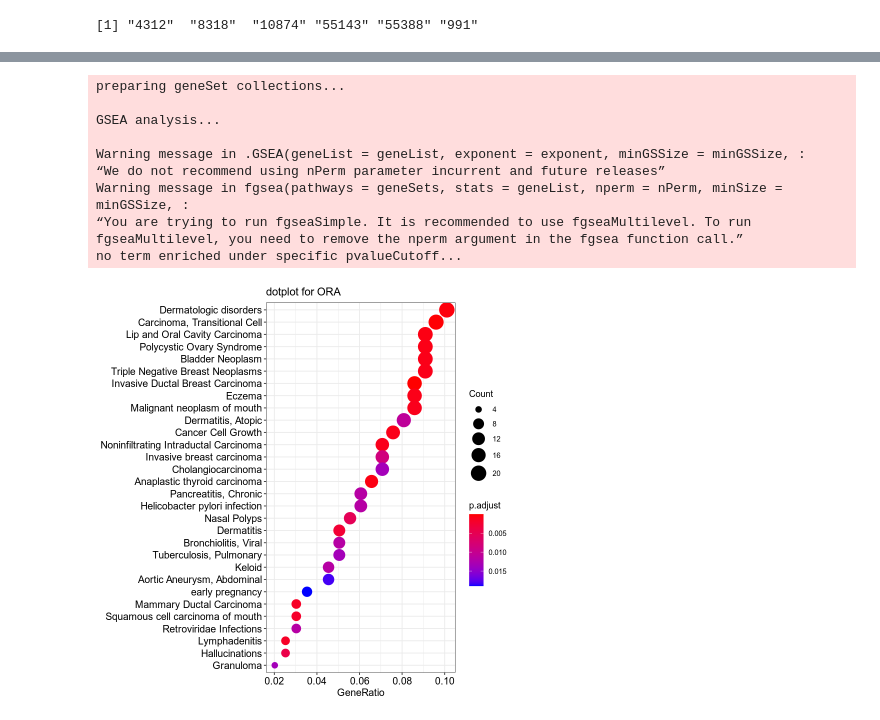
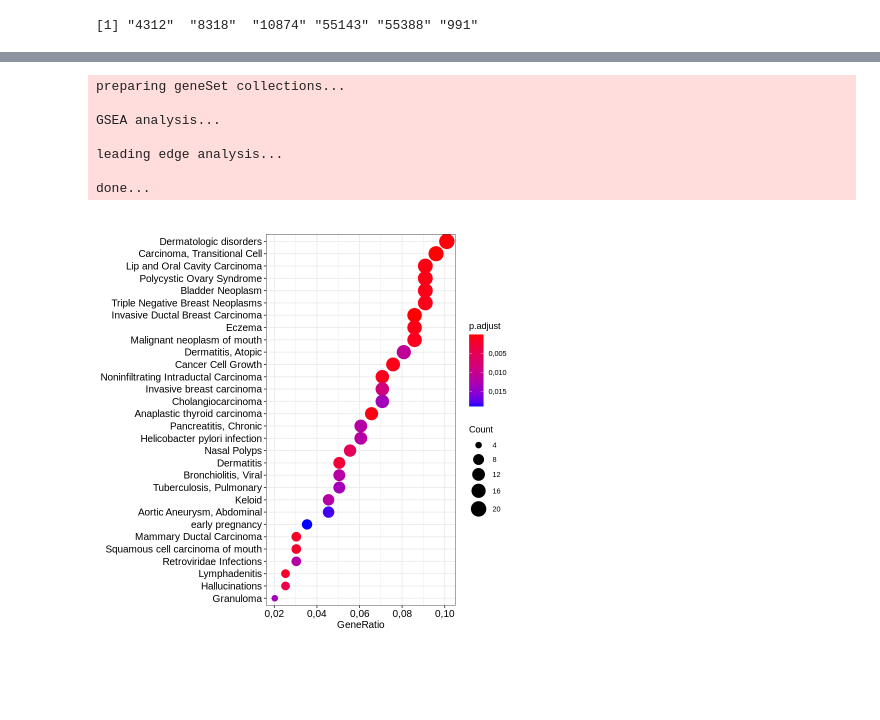
Before and after one commit to marcenavuc/bioinf_tutors, a Jupyter notebook: DEA/r_examples/Gene Networks/DOSE (Disease Ontology Semantic and Enrichment analysis).ipynb, the cells around one changed output, grey strips where cells are left out. Saved outputs shown, nothing was run; the diff lists cells and outputs as text; code cells hidden in the pictures; blank space fills up the shorter version.

Commit message:
Small fixes, Added describtion to Gene Networks notebooks

```diff
--- a/DEA/r_examples/Gene Networks/DOSE (Disease Ontology Semantic and Enrichment analysis).ipynb
+++ b/DEA/r_examples/Gene Networks/DOSE (Disease Ontology Semantic and Enrichment analysis).ipynb
@@ -244,16 +184,14 @@ barplot(edo, showCategory=20)
 # %%
+# Очень похожий график
 edo2 <- gseNCG(geneList, nPerm=10000)
-p1 <- dotplot(edo, showCategory=30) + ggtitle("dotplot for ORA")
-# p2 <- dotplot(edo2, showCategory=30) + ggtitle("dotplot for GSEA")
+p1 <- dotplot(edo, showCategory=30)
 plot_grid(p1)
 # %% [output]
 preparing geneSet collections...
 
 GSEA analysis...
 
-Warning message in .GSEA(geneList = geneList, exponent = exponent, minGSSize = minGSSize, :
-“We do not recommend using nPerm parameter incurrent and future releases”
-Warning message in fgsea(pathways = geneSets, stats = geneList, nperm = nPerm, minSize = minGSSize, :
-“You are trying to run fgseaSimple. It is recommended to use fgseaMultilevel. To run fgseaMultilevel, you need to remove the nperm argument in the fgsea function call.”
-no term enriched under specific pvalueCutoff...
+leading edge analysis...
+
+done...
-[figure, old version]
+[figure, new version]
```
Also changed, not shown: parts of 28 cells of this notebook, 8 other files.
